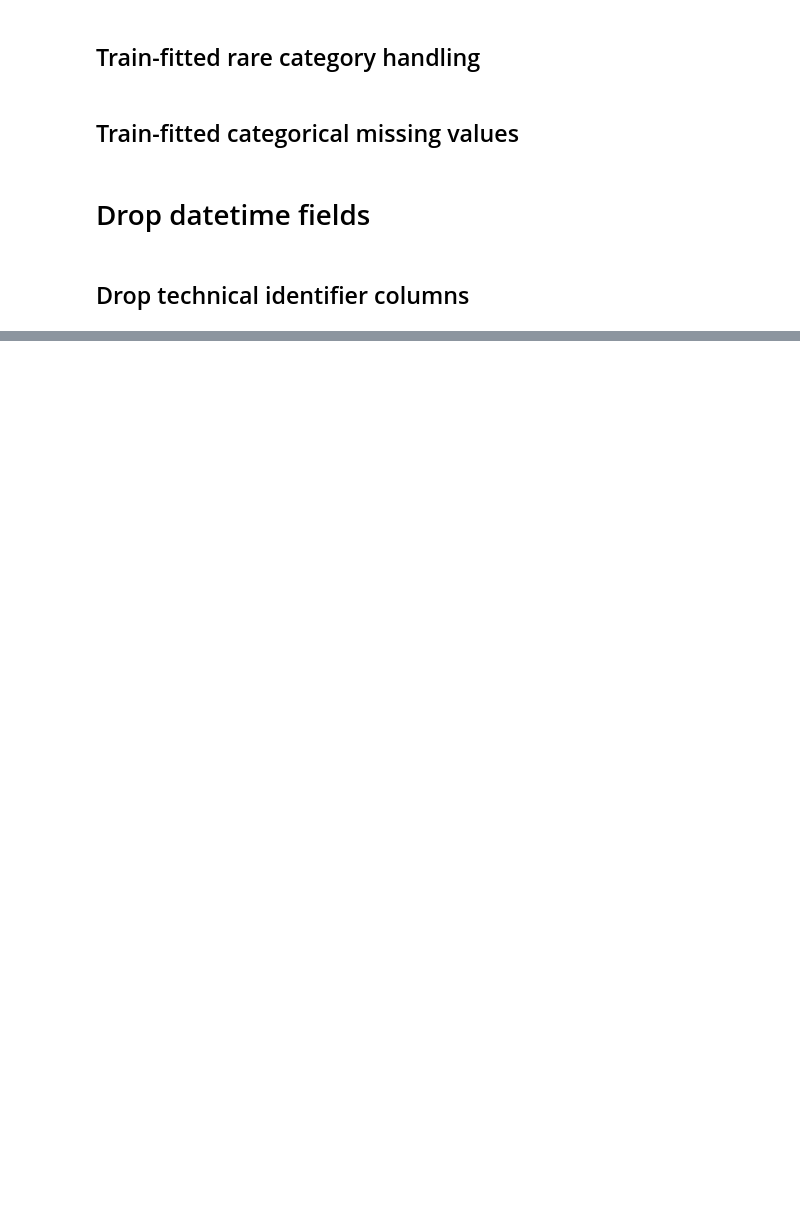
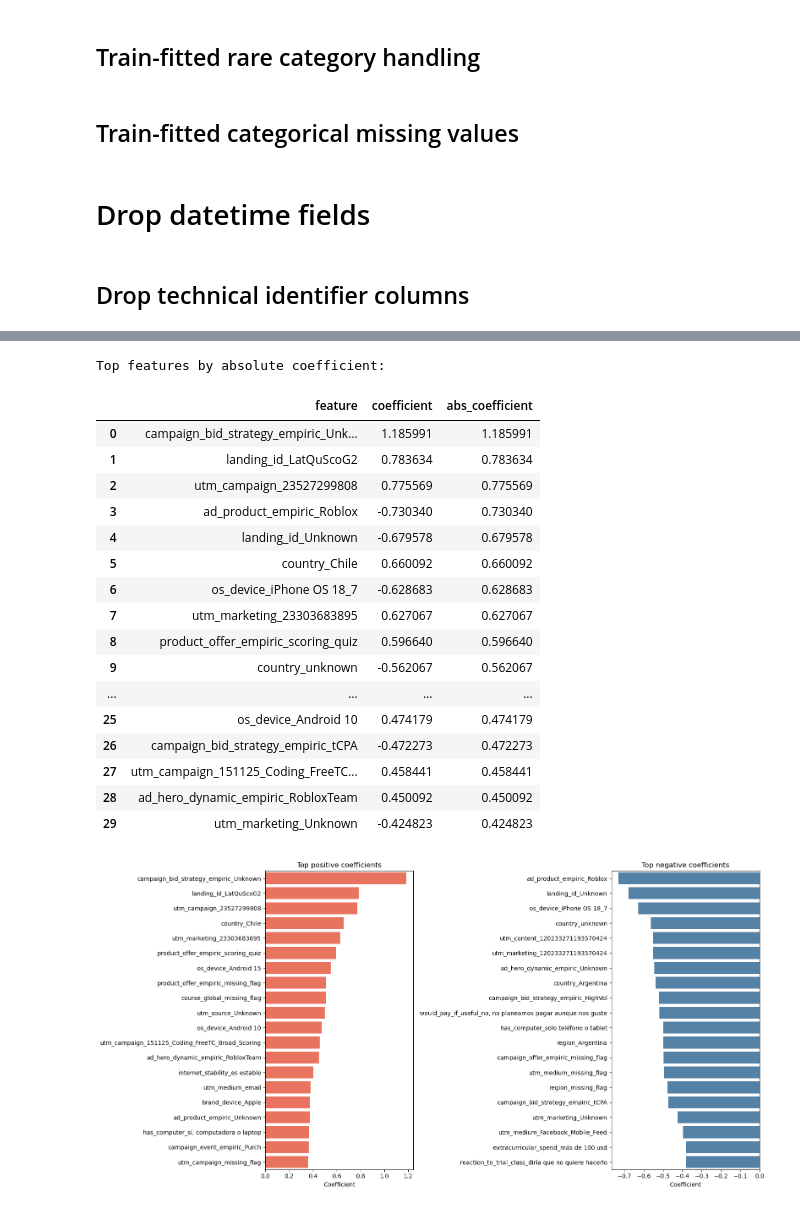
Before and after one commit to AlinaYakubova/Thesis_DTM_Trial_Class_Prediction, a Jupyter notebook: Main_script_diploma.ipynb, the cells around one changed output, grey strips where cells are left out. Saved outputs shown, nothing was run; the diff lists cells and outputs as text; code cells hidden in the pictures; blank space fills up the shorter version.

```diff
--- a/Main_script_diploma.ipynb
+++ b/Main_script_diploma.ipynb
@@ -1091,0 +1257,77 @@ df.head()
+# %%
+preprocessor = logreg_model.named_steps["preprocessor"]
+classifier = logreg_model.named_steps["classifier"]
+
+feature_names = []
+
+if num_features_lr:
+    feature_names.extend(num_features_lr)
+
+if cat_features_lr:
+    cat_pipeline = preprocessor.named_transformers_["cat"]
+    onehot = cat_pipeline.named_steps["onehot"]
+    cat_feature_names = onehot.get_feature_names_out(cat_features_lr).tolist()
+    feature_names.extend(cat_feature_names)
+
+logreg_feature_importance = pd.DataFrame({
+    "feature": feature_names,
+    "coefficient": classifier.coef_[0],
+})
+logreg_feature_importance["abs_coefficient"] = logreg_feature_importance["coefficient"].abs()
+logreg_feature_importance = logreg_feature_importance.sort_values(
+    "abs_coefficient",
+    ascending=False,
+).reset_index(drop=True)
+
+print("Top features by absolute coefficient:")
+display(logreg_feature_importance.head(30))
+
+fig, axes = plt.subplots(1, 2, figsize=(16, 8))
+
+top_positive = logreg_feature_importance.sort_values("coefficient", ascending=False).head(20)
+top_negative = logreg_feature_importance.sort_values("coefficient", ascending=True).head(20)
+
+sns.barplot(
+    data=top_positive,
+    x="coefficient",
+    y="feature",
+    ax=axes[0],
+    color="tomato",
+)
+axes[0].set_title("Top positive coefficients")
+axes[0].set_xlabel("Coefficient")
+axes[0].set_ylabel("")
+
+sns.barplot(
+    data=top_negative,
+    x="coefficient",
+    y="feature",
+    ax=axes[1],
+    color="steelblue",
+)
+axes[1].set_title("Top negative coefficients")
+axes[1].set_xlabel("Coefficient")
+axes[1].set_ylabel("")
+
+plt.tight_layout()
+plt.show()
+# %% [output]
+Top features by absolute coefficient:
+|  | feature | coefficient | abs_coefficient |
+| 0 | campaign_bid_strategy_empiric_Unk... | 1.185991 | 1.185991 |
+| 1 | landing_id_LatQuScoG2 | 0.783634 | 0.783634 |
+| 2 | utm_campaign_23527299808 | 0.775569 | 0.775569 |
+| 3 | ad_product_empiric_Roblox | -0.730340 | 0.730340 |
+| 4 | landing_id_Unknown | -0.679578 | 0.679578 |
+| 5 | country_Chile | 0.660092 | 0.660092 |
+| 6 | os_device_iPhone OS 18_7 | -0.628683 | 0.628683 |
+| 7 | utm_marketing_23303683895 | 0.627067 | 0.627067 |
+| 8 | product_offer_empiric_scoring_quiz | 0.596640 | 0.596640 |
+| 9 | country_unknown | -0.562067 | 0.562067 |
+| ... | ... | ... | ... |
+| 25 | os_device_Android 10 | 0.474179 | 0.474179 |
+| 26 | campaign_bid_strategy_empiric_tCPA | -0.472273 | 0.472273 |
+| 27 | utm_campaign_151125_Coding_FreeTC... | 0.458441 | 0.458441 |
+| 28 | ad_hero_dynamic_empiric_RobloxTeam | 0.450092 | 0.450092 |
+| 29 | utm_marketing_Unknown | -0.424823 | 0.424823 |
+[figure, added]
```
Also changed, not shown: parts of 11 cells of this notebook.
